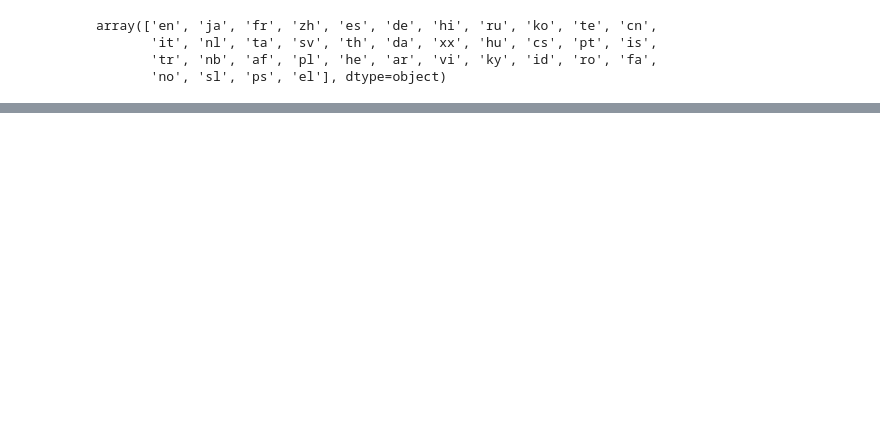
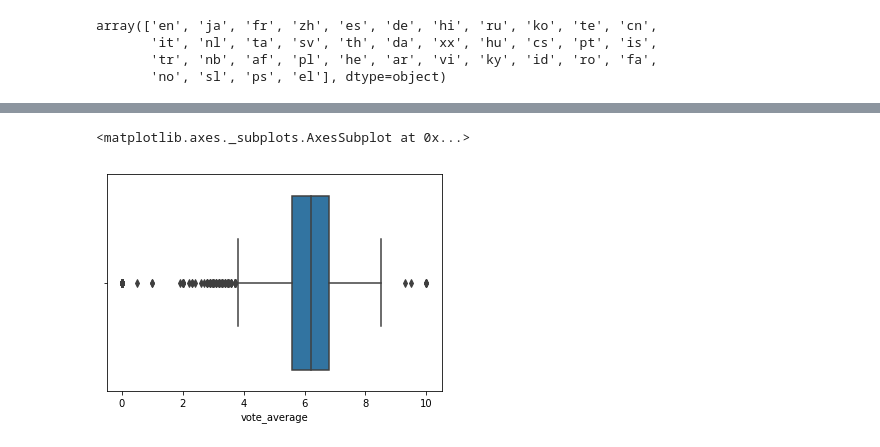
Before and after one commit to paulobressan/data-science, a Jupyter notebook: Data_Science.ipynb, the cells around one changed output, grey strips where cells are left out. Cells and saved outputs as stored; diff of their text form; code cells hidden in the pictures; blank space fills up the shorter version.

```diff
--- a/Data_Science.ipynb
+++ b/Data_Science.ipynb
@@ -342,0 +365,5 @@ array(['en', 'ja', 'fr', 'zh', 'es', 'de', 'hi', 'ru', 'ko', 'te', 'cn',
+# %%
+sns.boxplot(tmdb.vote_average)
+# %% [output]
+<matplotlib.axes._subplots.AxesSubplot at 0x...>
+[figure, added]
```
Also changed, not shown: parts of 2 cells of this notebook.
